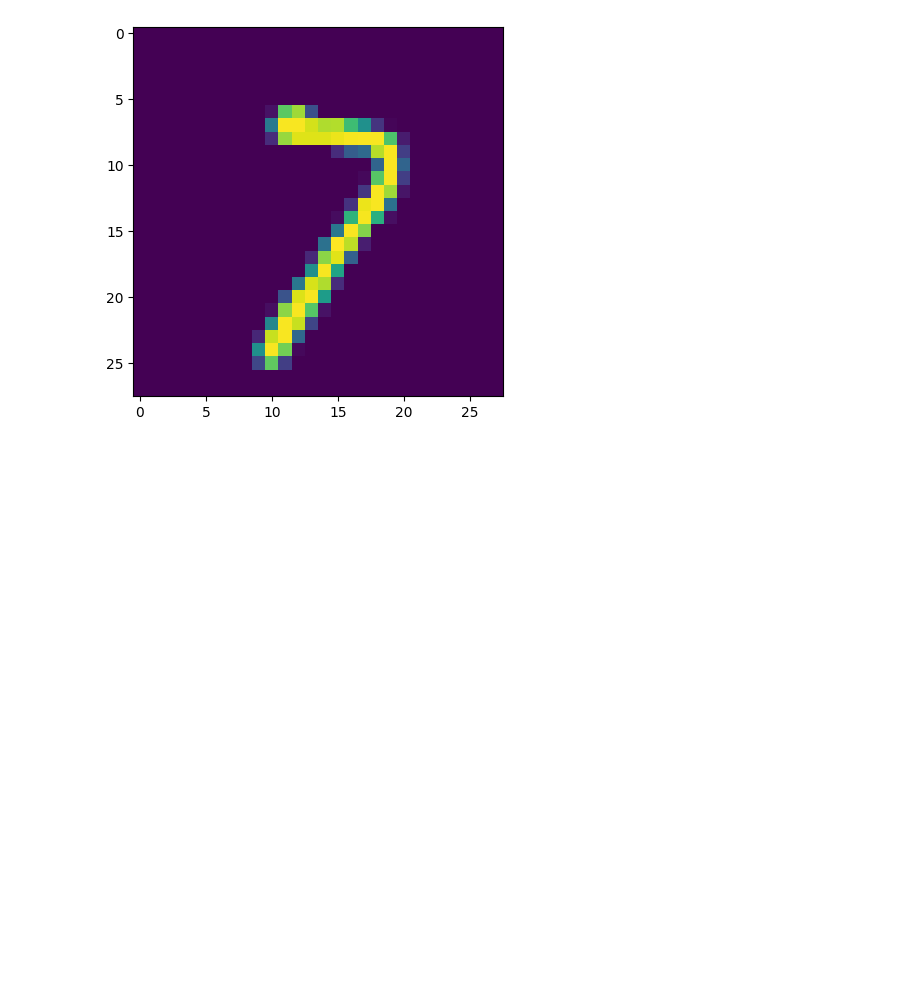
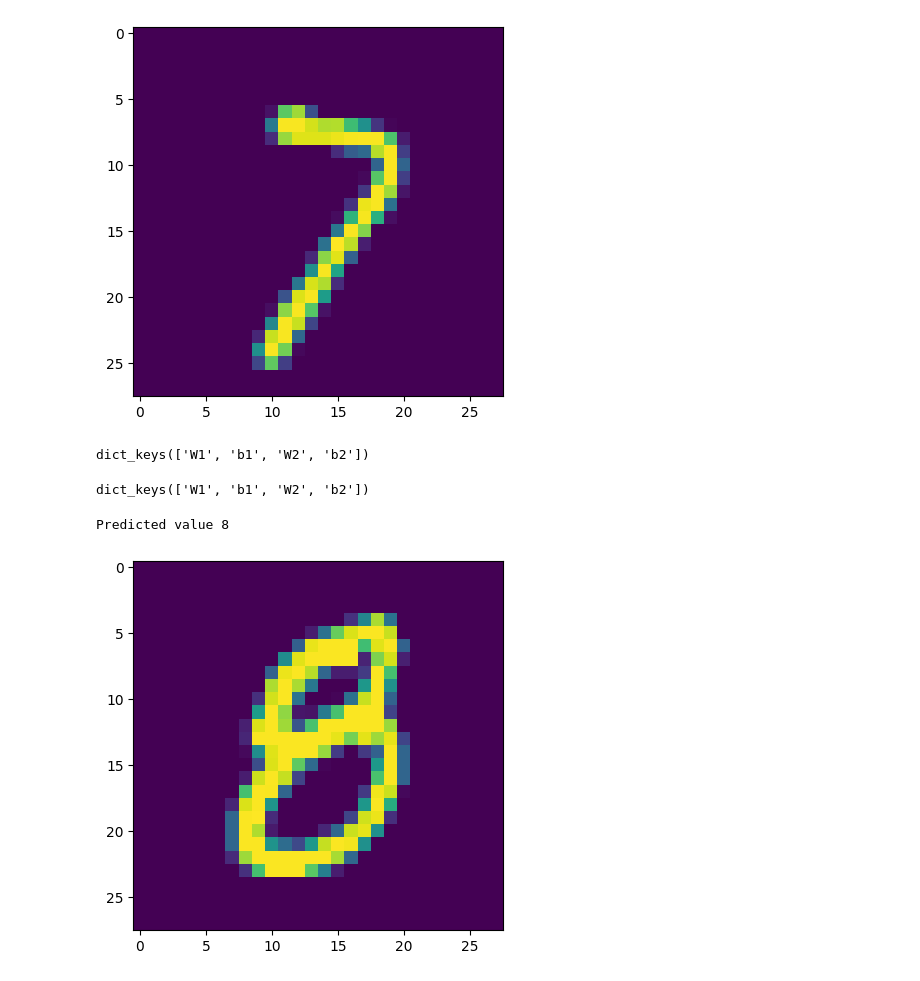
Before and after one commit to Kansi420/neural_network, a Jupyter notebook: mnist.ipynb, the cells around one changed output. Drawn from its saved outputs; the diff is of its cells as text; code cells hidden in the pictures; blank space fills up the shorter version.

Commit message:
store weights in pickle file

```diff
--- a/mnist.ipynb
+++ b/mnist.ipynb
@@ -155,9 +155,11 @@ Epoch 500/500, Loss: 0.6839
 # %%
-index = 40
-test_ele = test_data[index: index+1, :]
-plt.imshow(test_ele.reshape(28,28))
-_, y_pred = forward_pass(test_ele)
-print('Predicted value', np.argmax(y_pred))
+def predict(index):
+    test_ele = test_data[index: index+1, :]
+    plt.imshow(test_ele.reshape(28,28))
+    _, y_pred = forward_pass(test_ele)
+    print('Predicted value', np.argmax(y_pred))
+
+predict(40)
 # %% [output]
 Predicted value 7
 [figure]
@@ -163,0 +177,24 @@ Predicted value 7
+# %%
+import pickle
+with open('weights.pkl', 'rb') as file:
+    loaded_weights = pickle.load(file)
+loaded_weights.keys()
+# %% [output]
+dict_keys(['W1', 'b1', 'W2', 'b2'])
+# %%
+def load_weights():
+    global W1, b1, W2, b2
+    with open('weights.pkl', 'rb') as file:
+        lw = pickle.load(file)
+    print(lw.keys())
+    W1, b1, W2, b2 = lw['W1'], lw['b1'], lw['W2'], lw['b2']
+
+load_weights()
+# %% [output]
+dict_keys(['W1', 'b1', 'W2', 'b2'])
+# %%
+import random
+predict(random.randint(1, 1000))
+# %% [output]
+Predicted value 8
+[figure, added]
```
Also changed, not shown: parts of 3 cells of this notebook.
